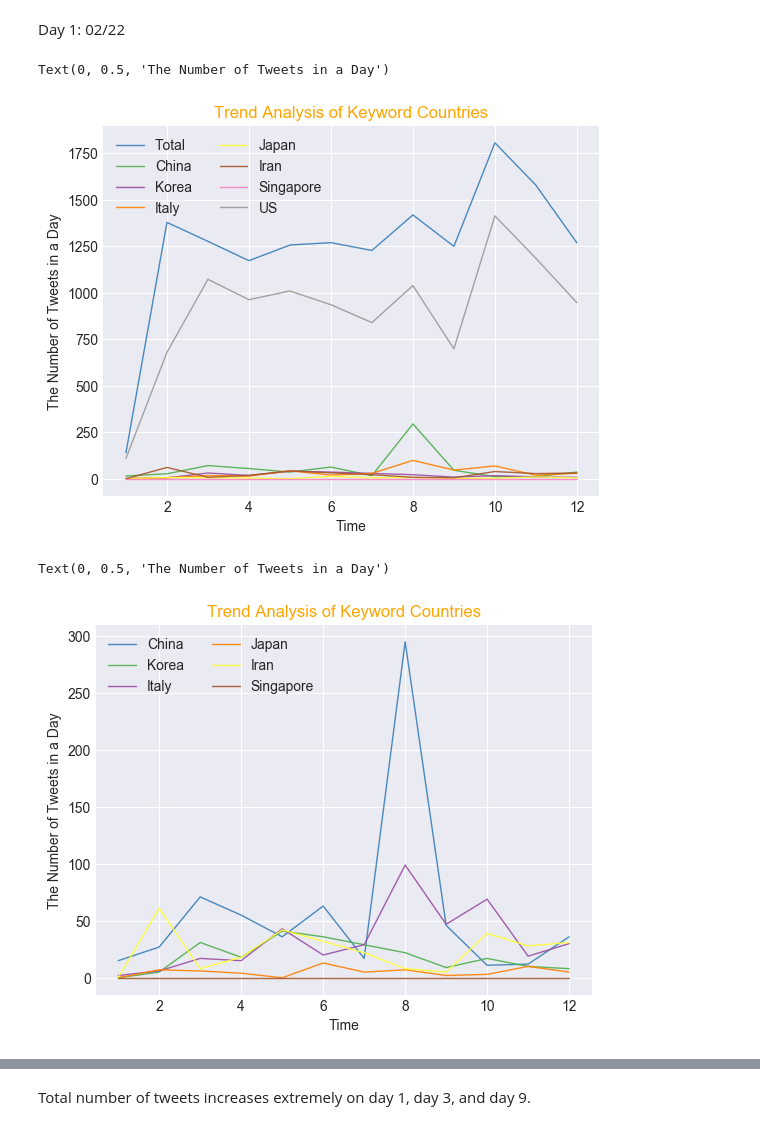
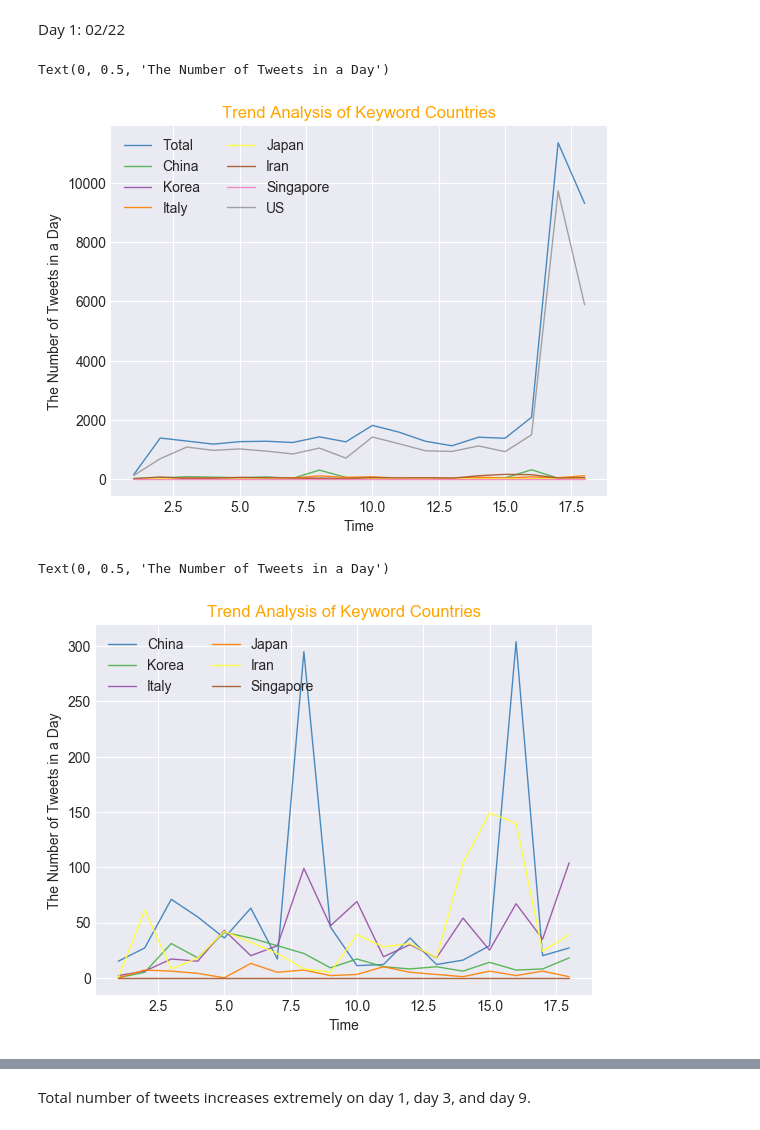
Before and after one commit to yus252/social_media_analysis, a Jupyter notebook: Trend Analysis.ipynb, the cells around one changed output, grey strips where cells are left out. Saved outputs shown, nothing was run; the diff lists cells and outputs as text; code cells hidden in the pictures.

```diff
--- a/Trend Analysis.ipynb
+++ b/Trend Analysis.ipynb
@@ -1862,15 +1862,23 @@ plt.show()
 Day 1: 02/22
 # %%
 # Make a data frame
-df=pd.DataFrame({'x': range(1,13),
-                'Total': [140, 1379, 1277, 1173, 1257, 1270, 1228, 1419, 1250, 1807, 1579, 1269],
-                'China': [15, 27, 71, 55, 36, 63, 17, 295, 46, 11, 12, 36],
-                'Korea': [0, 5, 31, 18, 41, 36, 29, 22, 9, 17, 10, 8],
-                'Italy': [2, 6, 17, 15, 43, 20, 29, 99, 47, 69, 19, 30],
-                'Japan': [0, 7, 6, 4, 0, 13, 5, 7, 2, 3, 10, 5],
-                'Iran': [0, 61, 8, 18, 42, 32, 22, 8, 5, 39, 28, 31],
-                'Singapore': [0, 0, 0, 0, 0, 0, 0, 0, 0, 0, 0, 0],
-                'US': [110, 680, 1073, 963, 1010, 936, 840, 1039, 699, 1414, 1186, 947]
+df=pd.DataFrame({'x': range(1,19),
+                'Total': [140, 1379, 1277, 1173, 1257, 1270, 1228, 1419, 1250, 1807, 1579, 1269,
+                          1117, 1407, 1371, 2082, 11370, 9318],
+                'China': [15, 27, 71, 55, 36, 63, 17, 295, 46, 11, 12, 36,
+                          12, 16, 29, 304, 20, 27],
+                'Korea': [0, 5, 31, 18, 41, 36, 29, 22, 9, 17, 10, 8,
+                          10, 6, 14, 7, 8, 18],
+                'Italy': [2, 6, 17, 15, 43, 20, 29, 99, 47, 69, 19, 30,
+                          18, 54, 25, 67, 35, 104],
+                'Japan': [0, 7, 6, 4, 0, 13, 5, 7, 2, 3, 10, 5,
+                          3, 1, 6, 2, 6, 1],
+                'Iran': [0, 61, 8, 18, 42, 32, 22, 8, 5, 39, 28, 31,
+                        18, 104, 149, 140, 24, 39],
+                'Singapore': [0, 0, 0, 0, 0, 0, 0, 0, 0, 0, 0, 0,
+                              0, 0, 0, 0, 0, 0],
+                'US': [110, 680, 1073, 963, 1010, 936, 840, 1039, 699, 1414, 1186, 947,
+                       925, 1112, 918, 1488, 9741, 5887]
                  })
 
 # style
@@ -1894,39 +1902,45 @@ plt.xlabel("Time")
 plt.ylabel("The Number of Tweets in a Day")
 # %% [output]
 Text(0, 0.5, 'The Number of Tweets in a Day')
-[figure, old version]
+[figure, new version]
 # %%
 # Make a data frame
-df=pd.DataFrame({'x': range(1,13),
-                'China': [15, 27, 71, 55, 36, 63, 17, 295, 46, 11, 12, 36],
-                'Korea': [0, 5, 31, 18, 41, 36, 29, 22, 9, 17, 10, 8],
-                'Italy': [2, 6, 17, 15, 43, 20, 29, 99, 47, 69, 19, 30],
-                'Japan': [0, 7, 6, 4, 0, 13, 5, 7, 2, 3, 10, 5],
-                'Iran': [0, 61, 8, 18, 42, 32, 22, 8, 5, 39, 28, 31],
-                'Singapore': [0, 0, 0, 0, 0, 0, 0, 0, 0, 0, 0, 0],
+df=pd.DataFrame({'x': range(1,19),
+                'China': [15, 27, 71, 55, 36, 63, 17, 295, 46, 11, 12, 36,
+                          12, 16, 29, 304, 20, 27],
+                'Korea': [0, 5, 31, 18, 41, 36, 29, 22, 9, 17, 10, 8,
+                          10, 6, 14, 7, 8, 18],
+                'Italy': [2, 6, 17, 15, 43, 20, 29, 99, 47, 69, 19, 30,
+                          18, 54, 25, 67, 35, 104],
+                'Japan': [0, 7, 6, 4, 0, 13, 5, 7, 2, 3, 10, 5,
+                          3, 1, 6, 2, 6, 1],
+                'Iran': [0, 61, 8, 18, 42, 32, 22, 8, 5, 39, 28, 31,
+                        18, 104, 149, 140, 24, 39],
+                'Singapore': [0, 0, 0, 0, 0, 0, 0, 0, 0, 0, 0, 0,
+                              0, 0, 0, 0, 0, 0],
                  })
 
 # style
 plt.style.use('seaborn-darkgrid')
 
 # create a color palette
 palette = plt.get_cmap('Set1')
 
 # multiple line plot
 num = 0
 for column in df.drop('x', axis=1):
     num = num + 1
     plt.plot(df['x'], df[column], marker='', color=palette(num), linewidth=1, alpha=0.9, label=column)
 
 # Add legend
 plt.legend(loc=2, ncol=2)
 
 # Add titles
 plt.title("Trend Analysis of Keyword Countries", loc='center', fontsize=12, fontweight=0, color='orange')
 plt.xlabel("Time")
 plt.ylabel("The Number of Tweets in a Day")
 # %% [output]
 Text(0, 0.5, 'The Number of Tweets in a Day')
-[figure, old version]
+[figure, new version]
 # %%
 # Make a data frame
```
Also changed, not shown: parts of 1 cell of this notebook.
